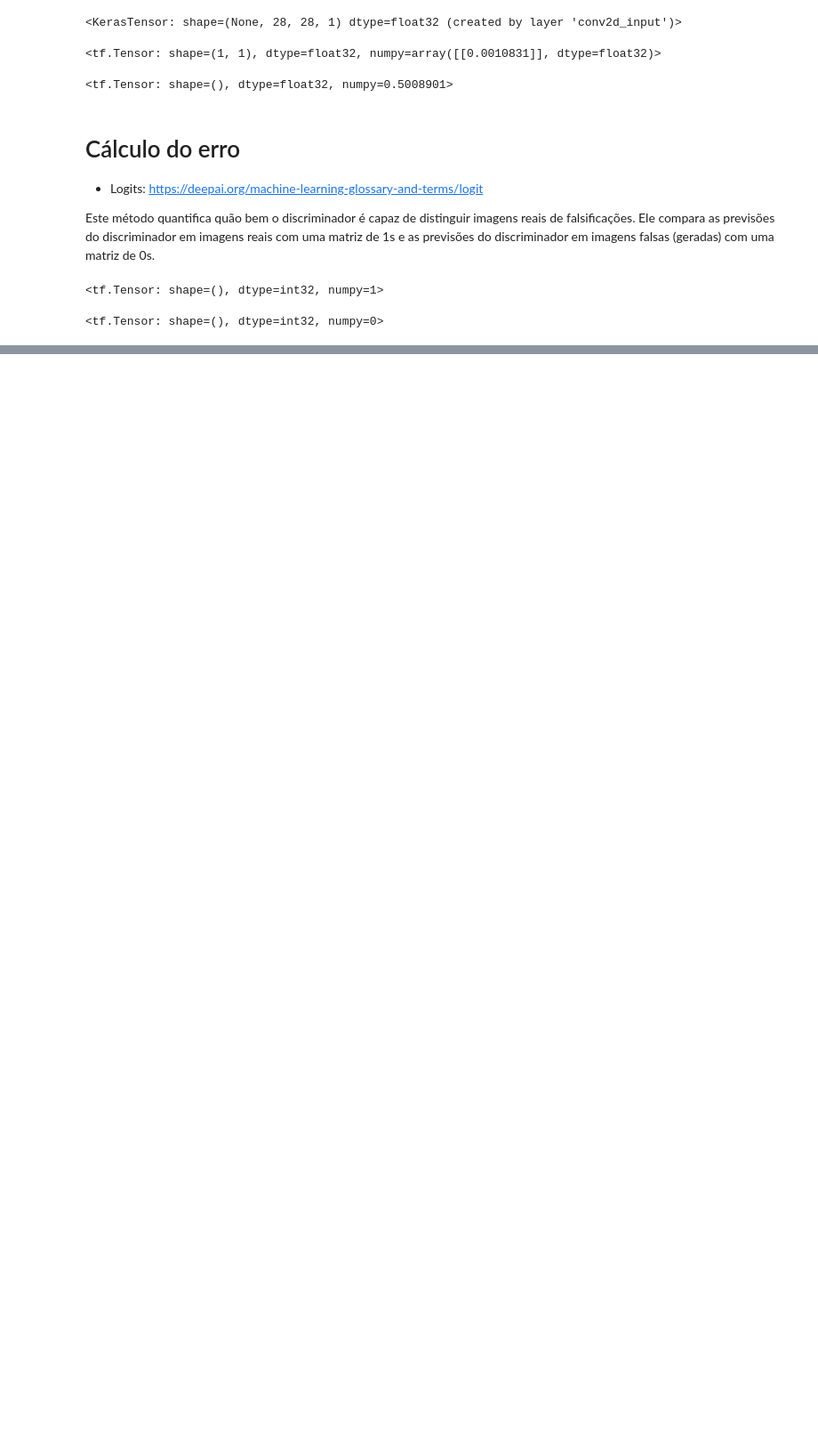
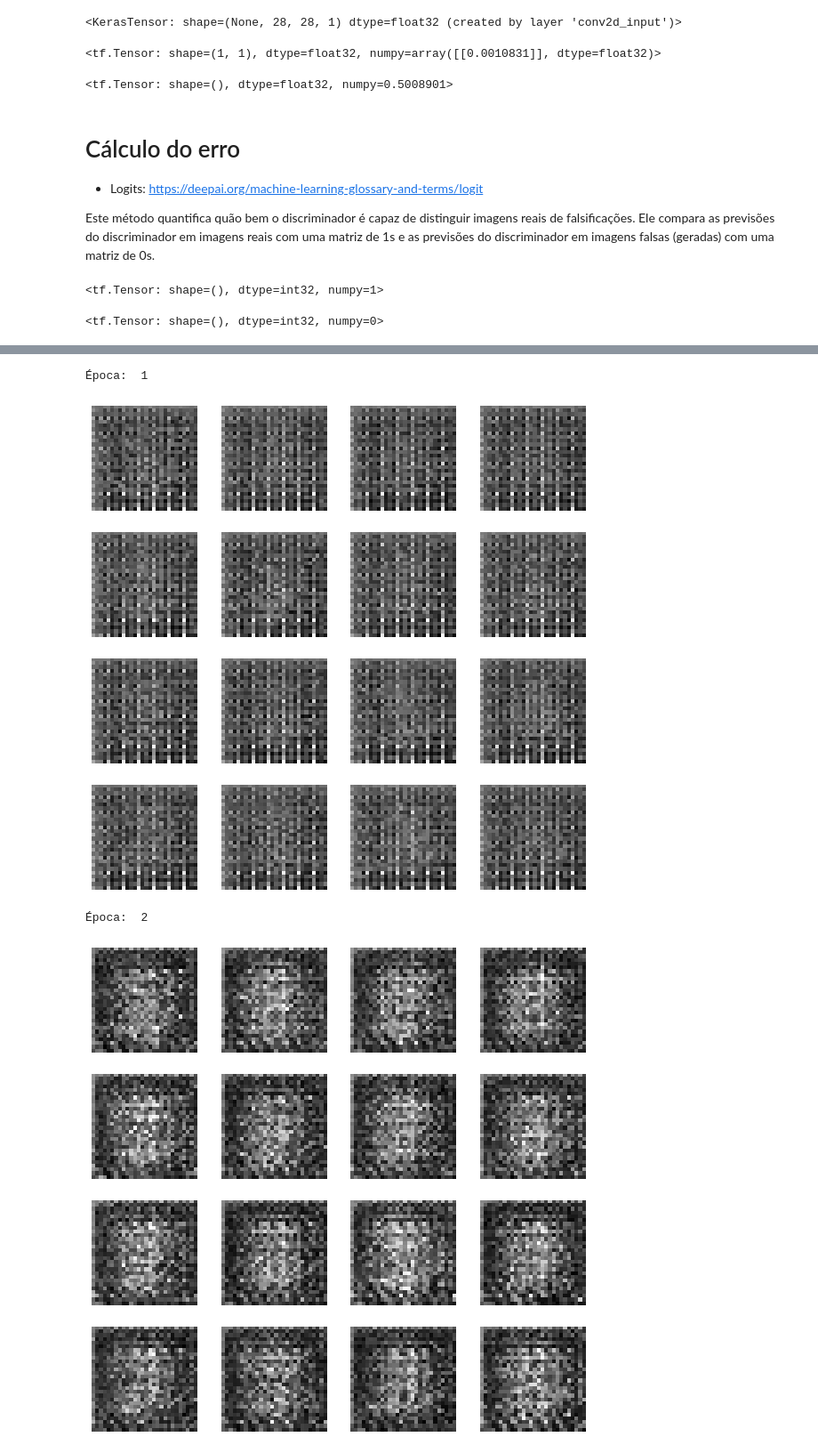
Before and after one commit to RafaelCerq/EstudosPython, a Jupyter notebook: GansRedesAdversáriasGenerativas/Gans_DCGAN.ipynb, the cells around one changed output, grey strips where cells are left out. Shown at 89% size. Cells and saved outputs as stored; diff of their text form; code cells hidden in the pictures; blank space fills up the shorter version.

Commit message:
Treinando a Gan

```diff
--- a/GansRedesAdversáriasGenerativas/Gans_DCGAN.ipynb
+++ b/GansRedesAdversáriasGenerativas/Gans_DCGAN.ipynb
@@ -266,0 +276,4 @@ discriminador_optimizer = tf.keras.optimizers.Adam(learning_rate=0.00001)
+# %%
+epocas = 100
+dimensao_ruido = 100
+numero_imagens = 16
@@ -266,0 +284,21 @@ discriminador_optimizer = tf.keras.optimizers.Adam(learning_rate=0.00001)
+# %%
+@tf.function
+def treinamento(imagens):
+  ruido = tf.random.normal([batch_size, dimensao_ruido])
+  with tf.GradientTape() as gen_tape, tf.GradientTape() as disc_tape:
+    imagens_geradas = gerador(ruido, training = True)
+
+    expected_output = discriminador(imagens, training = True)
+    fake_output = discriminador(imagens_geradas, training = True)
+
+    gen_loss = gerador_loss(fake_output)
+    disc_loss = discriminador_loss(expected_output, fake_output)
+
+  gradientes_gerador = gen_tape.gradient(gen_loss, gerador.trainable_variables)
+  gradientes_discriminador = disc_tape.gradient(disc_loss, discriminador.trainable_variables)
+
+  gerador_optimizer.apply_gradients(zip(gradientes_gerador, gerador.trainable_variables))
+  discriminador_optimizer.apply_gradients(zip(gradientes_discriminador, discriminador.trainable_variables))
+# %%
+imagens_teste = tf.random.normal([numero_imagens, dimensao_ruido])
+imagens_teste.shape
@@ -266,0 +311,22 @@ discriminador_optimizer = tf.keras.optimizers.Adam(learning_rate=0.00001)
+# %%
+def treina_gan(dataset, epocas, imagens_teste):
+  for epoca in range(epocas):
+    for imagem_batch in dataset:
+      #print(imagem_batch.shape)
+      treinamento(imagem_batch)
+
+    print('Época: ', epoca + 1)
+    imagens_geradas = gerador(imagens_teste, training=False)
+    fig = plt.figure(figsize = (10,10))
+    for i in range(imagens_geradas.shape[0]):
+      plt.subplot(4,4,i+1)
+      plt.imshow(imagens_geradas[i, :, :, 0] * 127.5 + 127.5, cmap = 'gray')
+      plt.axis('off')
+    plt.show()
+# %%
+treina_gan(X_treinamento, epocas, imagens_teste)
+# %% [output]
+Época:  1
+[figure, added]
+Época:  2
+[figure, added]
```
Also changed, not shown: parts of 6 cells of this notebook.
